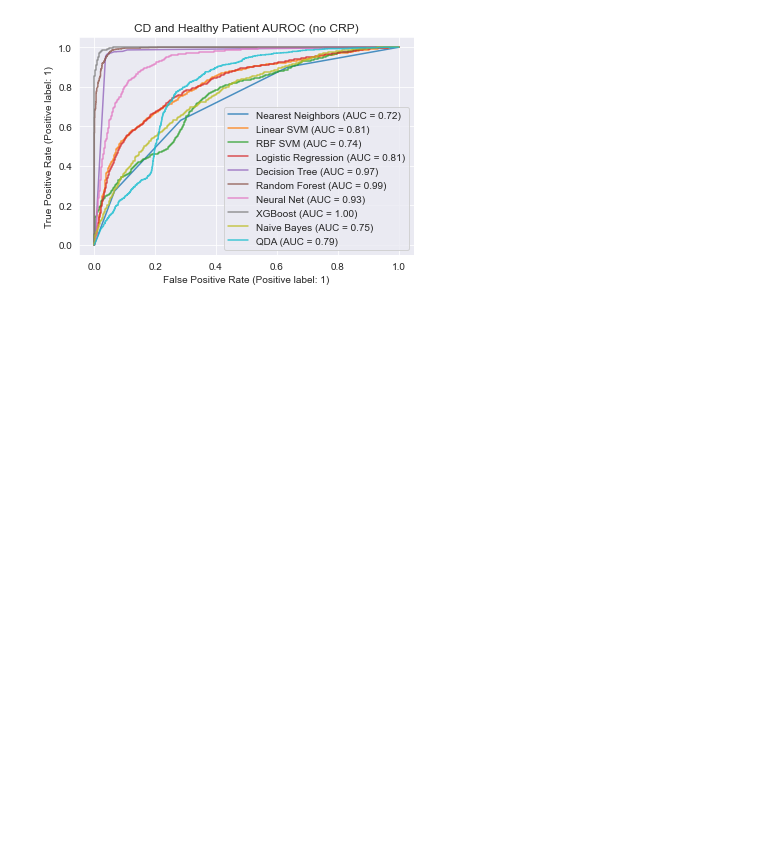
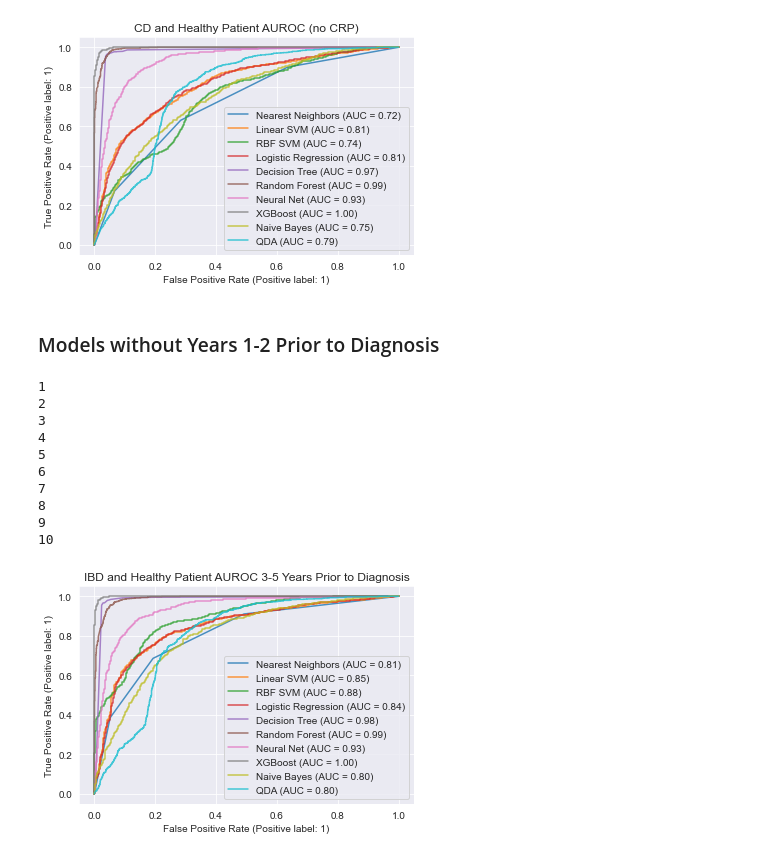
Before and after one commit to emmachancellor/ibd_longitudinal_ml, a Jupyter notebook: ml_models_ibd.ipynb, the cells around one changed output. Drawn from its saved outputs; the diff is of its cells as text; code cells hidden in the pictures; blank space fills up the shorter version.

Commit message:
Analyzing without years 1 and 2

```diff
--- a/ml_models_ibd.ipynb
+++ b/ml_models_ibd.ipynb
@@ -675,3 +675,34 @@ test_models(df, plot_title, fig_name_path)
 9
 10
 [figure]
+# %% [markdown]
+### Models without Years 1-2 Prior to Diagnosis
+# %%
+col_names = list(ibd_vs_healthy.columns.values)
+remove_years = []
+
+for c in col_names:
+    if c[-1] == '1' or c[-1] == '2':
+        remove_years.append(c)
+
+crp_remove = ['crp3', 'crp4', 'crp5']
+crp_and_years = remove_years + crp_remove
+# %%
+# IBD vs. Healthy (with CRP)
+df = ibd_vs_healthy.drop(remove_years, axis=1)
+fig_name_path = '/Users/emmadyer/Desktop/ibd_long_project/figures/model_figs/healthy_ibd_models_y35.png'
+plot_title = 'IBD and Healthy Patient AUROC 3-5 Years Prior to Diagnosis'
+
+test_models(df, plot_title, fig_name_path)
+# %% [output]
+1
+2
+3
+4
+5
+6
+7
+8
+9
+10
+[figure, added]
```
Also changed, not shown: parts of 7 cells of this notebook.
